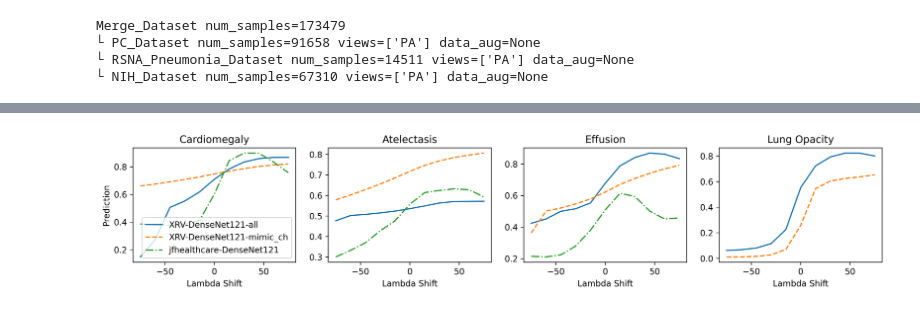
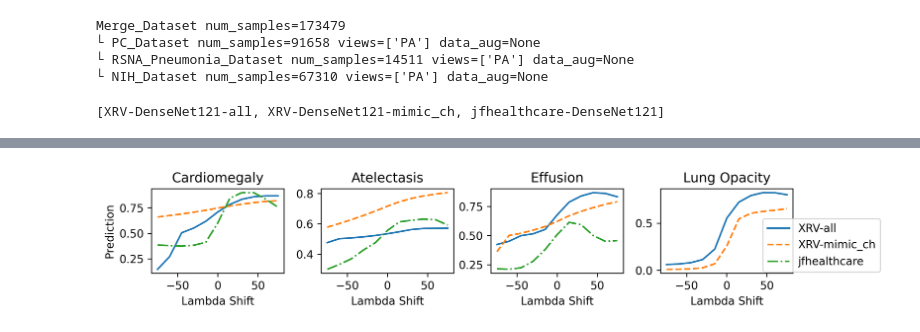
Before and after one commit to mlmed/gifsplanation, a Jupyter notebook: gif-plot-latent-range.ipynb, the cells around one changed output, grey strips where cells are left out. Drawn from its saved outputs; the diff is of its cells as text; code cells hidden in the pictures.

Commit message:
update notebooks and add plot_iou

```diff
--- a/gif-plot-latent-range.ipynb
+++ b/gif-plot-latent-range.ipynb
@@ -63,5 +45,9 @@ for_eval = [
+# %%
+models
+# %% [output]
+[XRV-DenseNet121-all, XRV-DenseNet121-mimic_ch, jfhealthcare-DenseNet121]
 # %%
-fig, ax = plt.subplots(1,len(for_eval), figsize=(16,2.5), dpi=350)
+fig, ax = plt.subplots(1,len(for_eval), figsize=(10,2), dpi=350)
 lines = ["-","--","-.",":"]
 samples = [25,0,0,16]
 for i, target in enumerate(for_eval):
@@ -79,8 +65,12 @@ for i, target in enumerate(for_eval):
             ax[i].plot(params["lambdas"],params["y"], label=str(model), ls=lines[j])
     if i == 0:
         ax[i].set_ylabel("Prediction");
-        ax[i].legend()
     ax[i].set_xlabel("Lambda Shift");
     ax[i].set_title(target);
+
+handles, labels = ax[0].get_legend_handles_labels()
+labels = ["XRV-all", "XRV-mimic_ch", "jfhealthcare"]
+ax[3].legend(handles, labels, bbox_to_anchor=(1.7, -0.05),loc='lower right')
+fig.tight_layout();
 # %% [output]
 Cardiomegaly
@@ -100,2 +90,2 @@ Lung Opacity
 [0.25873494] -75 75
-[figure, old version]
+[figure, new version]
```
Also changed, not shown: parts of 5 cells of this notebook, 2 other files.
